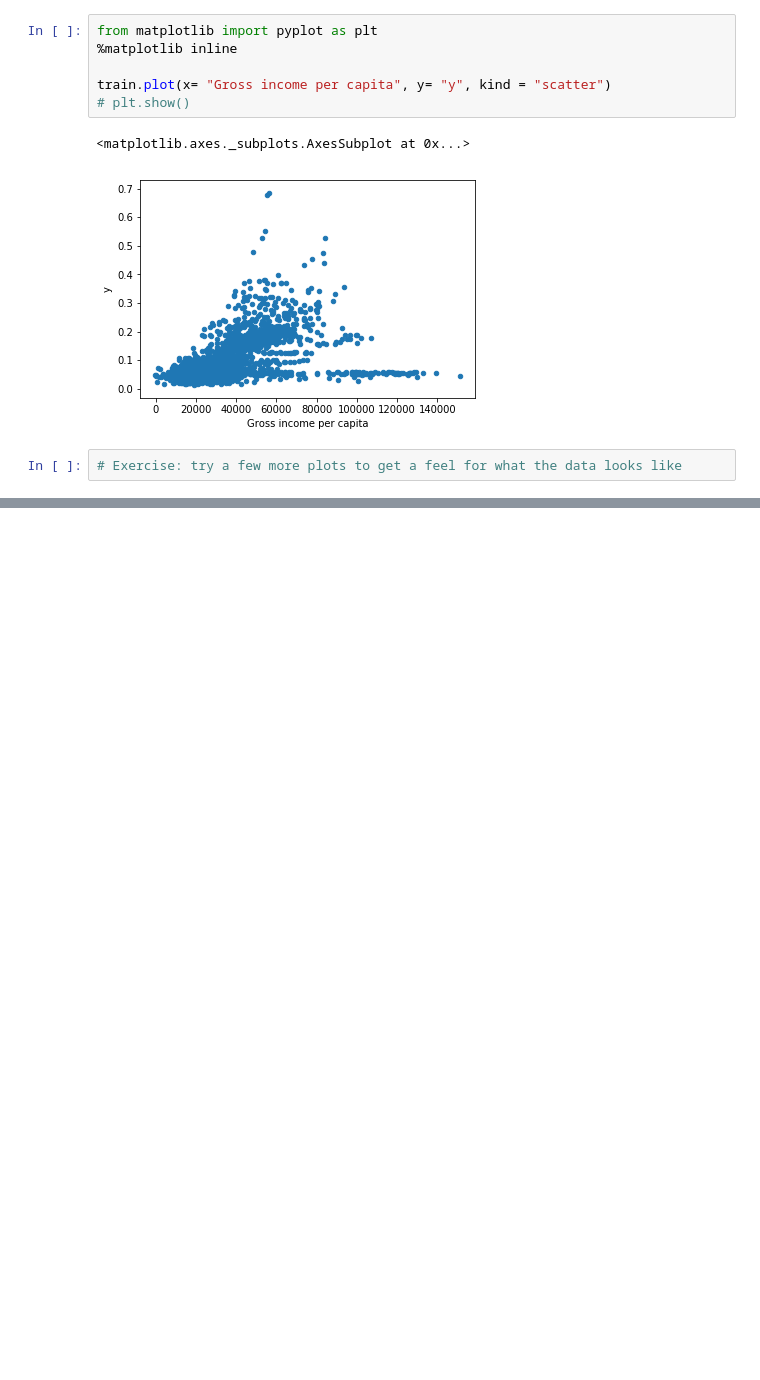
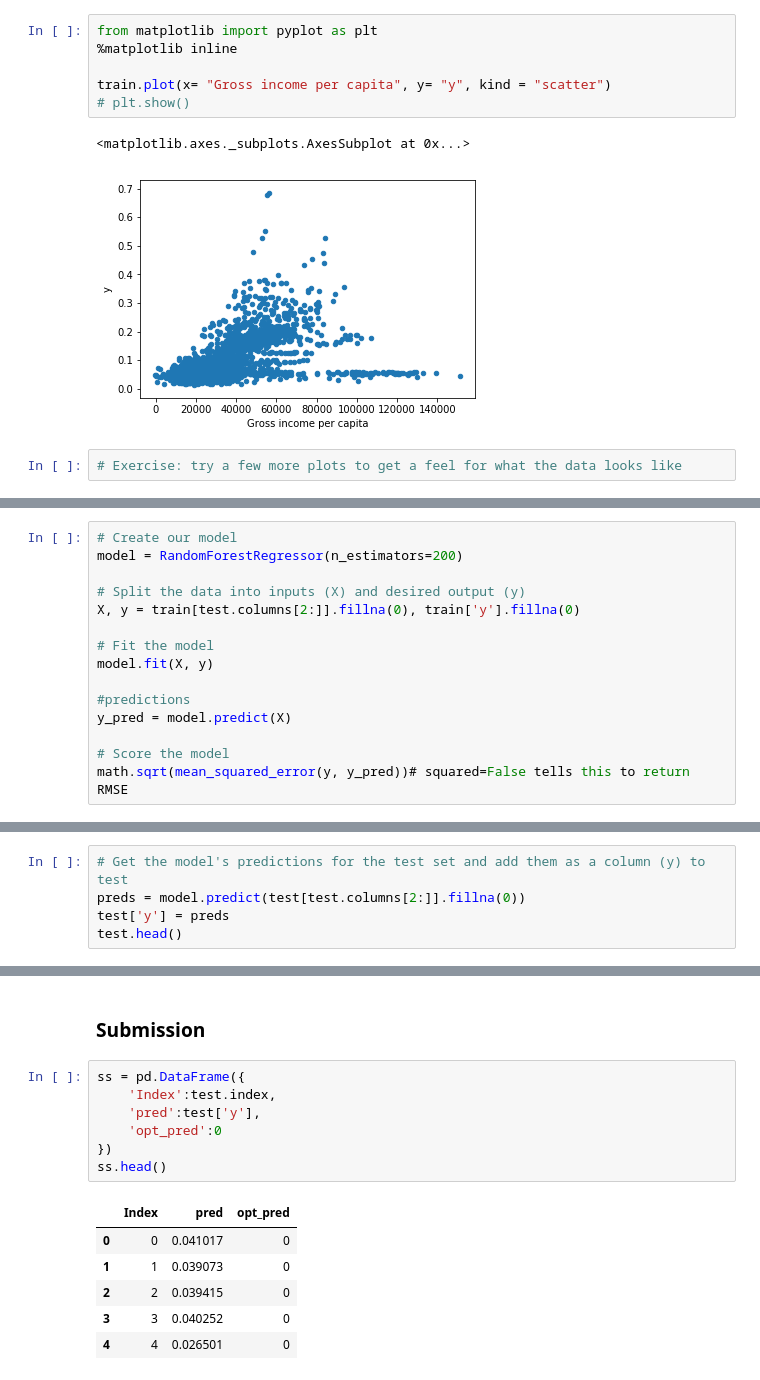
Before and after one commit to samOpare/prohack-hackerthon, a Jupyter notebook: Untitled.ipynb, the cells around one changed output, grey strips where cells are left out. Cells and saved outputs as stored; diff of their text form; blank space fills up the shorter version.

```diff
--- a/Untitled.ipynb
+++ b/Untitled.ipynb
@@ -49,0 +55,15 @@ train.plot(x= "Gross income per capita", y= "y", kind = "scatter")
+# %%
+# Create our model
+model = RandomForestRegressor(n_estimators=200)
+
+# Split the data into inputs (X) and desired output (y)
+X, y = train[test.columns[2:]].fillna(0), train['y'].fillna(0)
+
+# Fit the model
+model.fit(X, y)
+
+#predictions
+y_pred = model.predict(X)
+
+# Score the model
+math.sqrt(mean_squared_error(y, y_pred))# squared=False tells this to return RMSE
@@ -49,0 +72,5 @@ train.plot(x= "Gross income per capita", y= "y", kind = "scatter")
+# %%
+# Get the model's predictions for the test set and add them as a column (y) to test
+preds = model.predict(test[test.columns[2:]].fillna(0))
+test['y'] = preds
+test.head()
@@ -49,0 +85,16 @@ train.plot(x= "Gross income per capita", y= "y", kind = "scatter")
+# %% [markdown]
+### Submission
+# %%
+ss = pd.DataFrame({
+    'Index':test.index,
+    'pred':test['y'],
+    'opt_pred':0
+})
+ss.head()
+# %% [output]
+|  | Index | pred | opt_pred |
+| 0 | 0 | 0.041017 | 0 |
+| 1 | 1 | 0.039073 | 0 |
+| 2 | 2 | 0.039415 | 0 |
+| 3 | 3 | 0.040252 | 0 |
+| 4 | 4 | 0.026501 | 0 |
```
Also changed, not shown: parts of 6 cells of this notebook, 1 other file.
